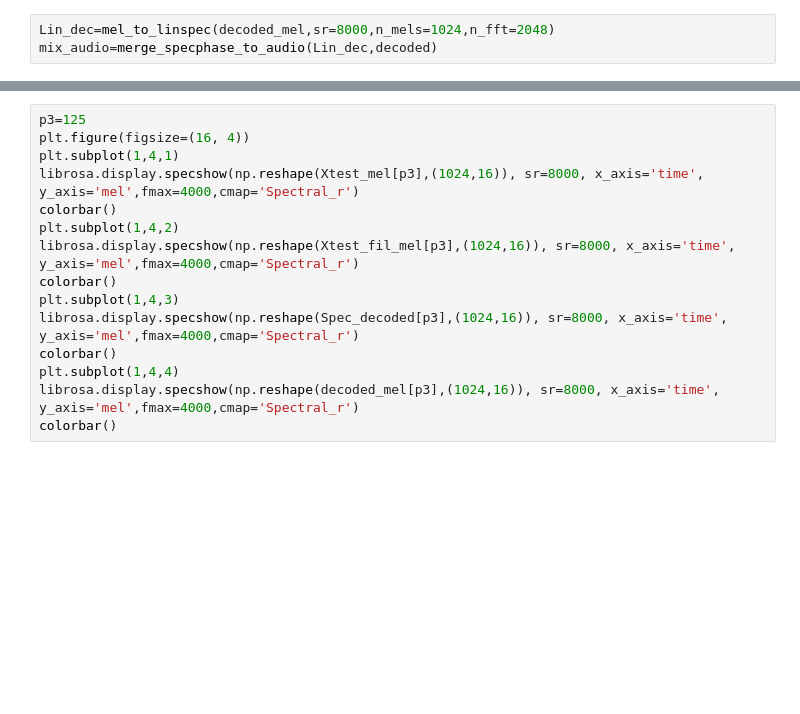
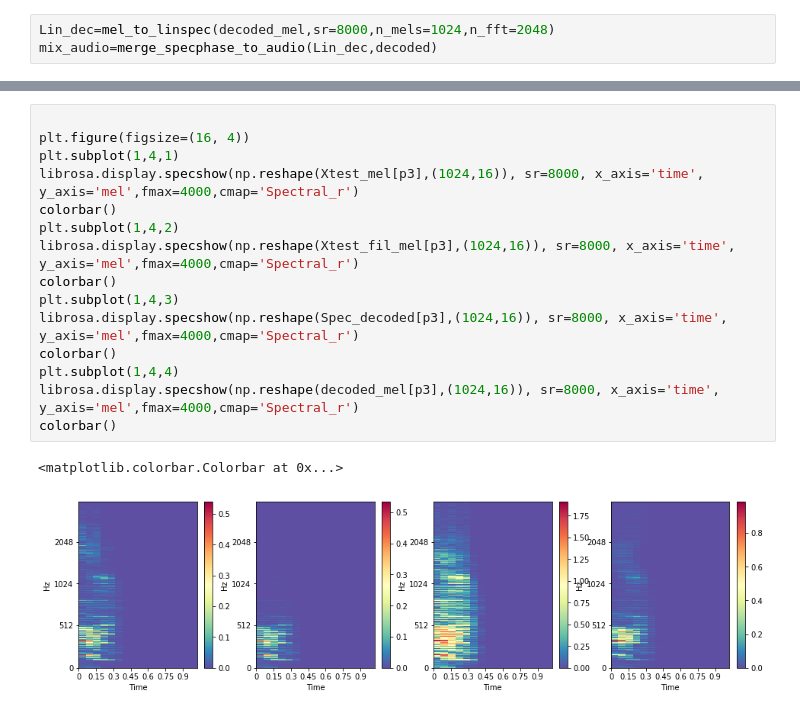
Before and after one commit to JoachimROSSEEL/AudioSuperResolution, a Jupyter notebook: super_resolution_with_wav_and_mel.ipynb, the cells around one changed output, grey strips where cells are left out. Drawn from its saved outputs; the diff is of its cells as text; blank space fills up the shorter version.

```diff
--- a/super_resolution_with_wav_and_mel.ipynb
+++ b/super_resolution_with_wav_and_mel.ipynb
@@ -467,18 +518,21 @@ print(mse_melSpectro(Xtest_mel,decoded_mel))
 # %%
-p3=125
+
 plt.figure(figsize=(16, 4))
 plt.subplot(1,4,1)
 librosa.display.specshow(np.reshape(Xtest_mel[p3],(1024,16)), sr=8000, x_axis='time', y_axis='mel',fmax=4000,cmap='Spectral_r')
 colorbar()
 plt.subplot(1,4,2)
 librosa.display.specshow(np.reshape(Xtest_fil_mel[p3],(1024,16)), sr=8000, x_axis='time', y_axis='mel',fmax=4000,cmap='Spectral_r')
 colorbar()
 plt.subplot(1,4,3)
 librosa.display.specshow(np.reshape(Spec_decoded[p3],(1024,16)), sr=8000, x_axis='time', y_axis='mel',fmax=4000,cmap='Spectral_r')
 colorbar()
 plt.subplot(1,4,4)
 librosa.display.specshow(np.reshape(decoded_mel[p3],(1024,16)), sr=8000, x_axis='time', y_axis='mel',fmax=4000,cmap='Spectral_r')
 colorbar()
+# %% [output]
+<matplotlib.colorbar.Colorbar at 0x...>
+[figure, added]
 # %%
 Lin_test_mel=mel_to_linspec(Xtest_mel,sr=8000,n_mels=1024,n_fft=2048)
 
```
Also changed, not shown: parts of 39 cells of this notebook.
